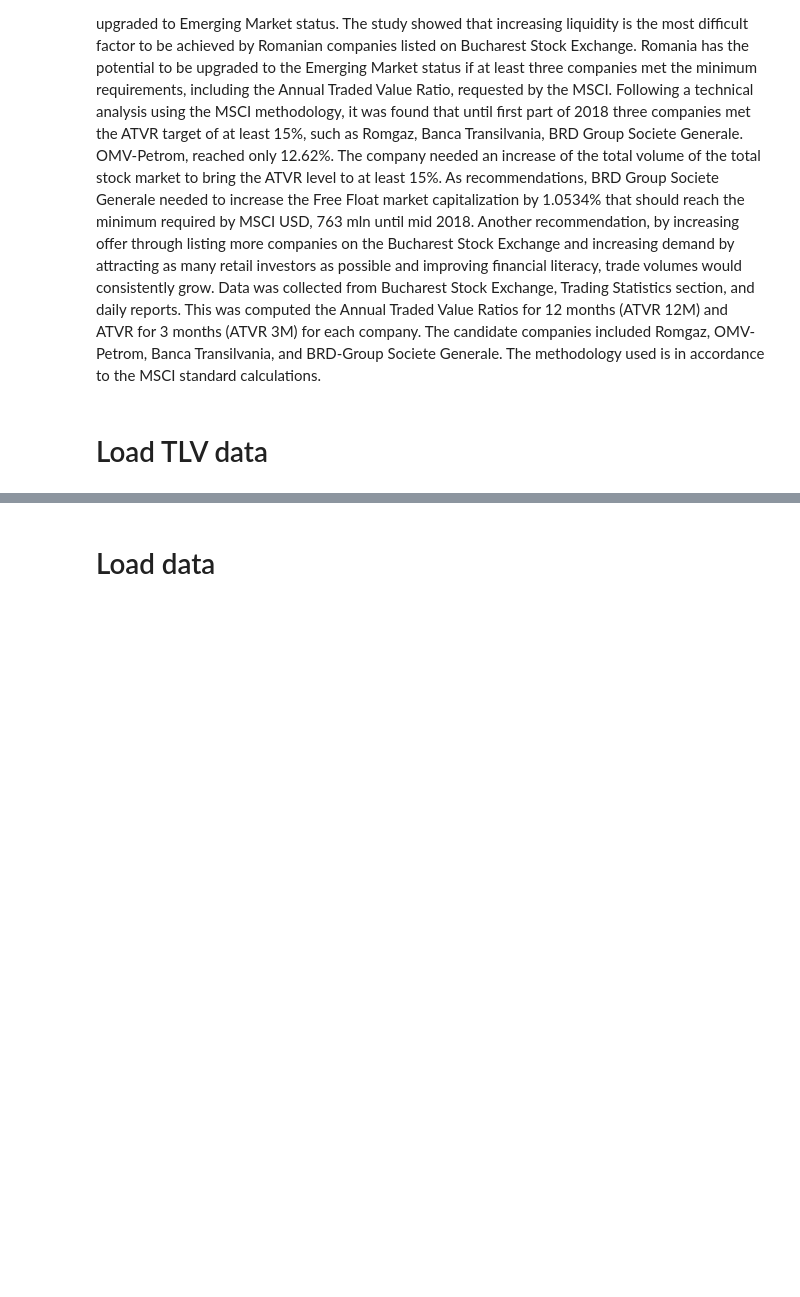
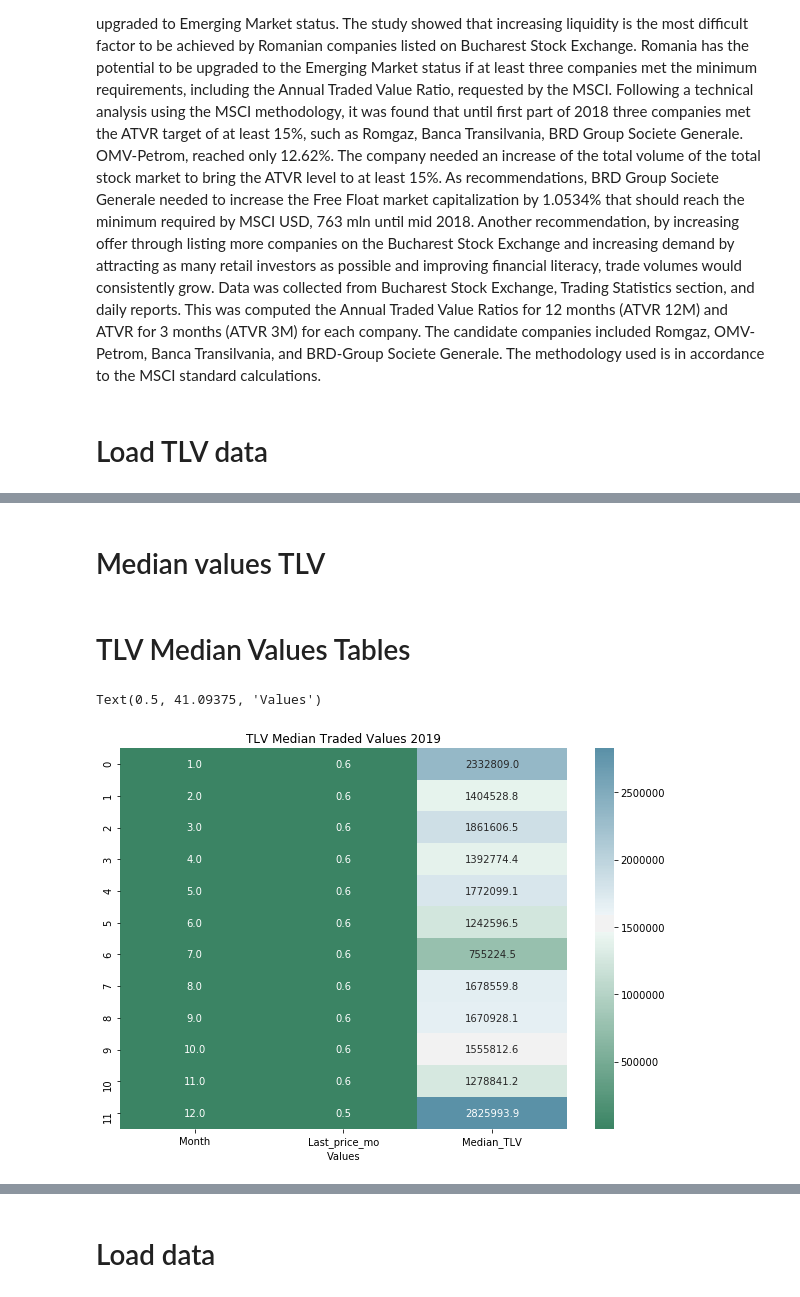
Before and after one commit to simofleanta/Data_coding_preparations, a Jupyter notebook: BRD.IPYNB, the cells around one changed output, grey strips where cells are left out. Saved outputs shown, nothing was run; the diff lists cells and outputs as text; code cells hidden in the pictures; blank space fills up the shorter version.

```diff
--- a/BRD.IPYNB
+++ b/BRD.IPYNB
@@ -71,0 +109,2 @@ print(tlv.head(3))
+# %% [markdown]
+# Median values TLV
@@ -71,0 +124,20 @@ print(tlv.head(3))
+# %% [markdown]
+# TLV Median Values Tables
+# %%
+TLV_Table=pd.DataFrame({'Month':[1,2,3,4,5,6,7,8,9,10,11,12],'Last_price_mo':[0.56,0.57,0.62,0.61,0.62,0.57,0.59,0.55,0.55,0.55,0.56,0.48], 'Median_TLV':[2332809,1404528.75,1861606.53,1392774.37,1772099.09,1242596.49,755224.46,1678559.79,1670928.14,1555812.6,1278841.23,2825993.87]})
+# %%
+cmap1=sns.diverging_palette(150,227, as_cmap=True)
+# Set the width and height of the figure
+plt.figure(figsize=(10,7))
+
+# Add title
+plt.title("TLV Median Traded Values 2019")
+
+# Heatmap showing average arrival delay for each airline by month
+sns.heatmap(data=TLV_Table, fmt='.1f',cmap=sns.diverging_palette(150,227, as_cmap=True),center=1530000,annot=True)
+
+# Add label for horizontal axis
+plt.xlabel("Values")
+# %% [output]
+Text(0.5, 41.09375, 'Values')
+[figure, added]
```
Also changed, not shown: parts of 14 cells of this notebook.
